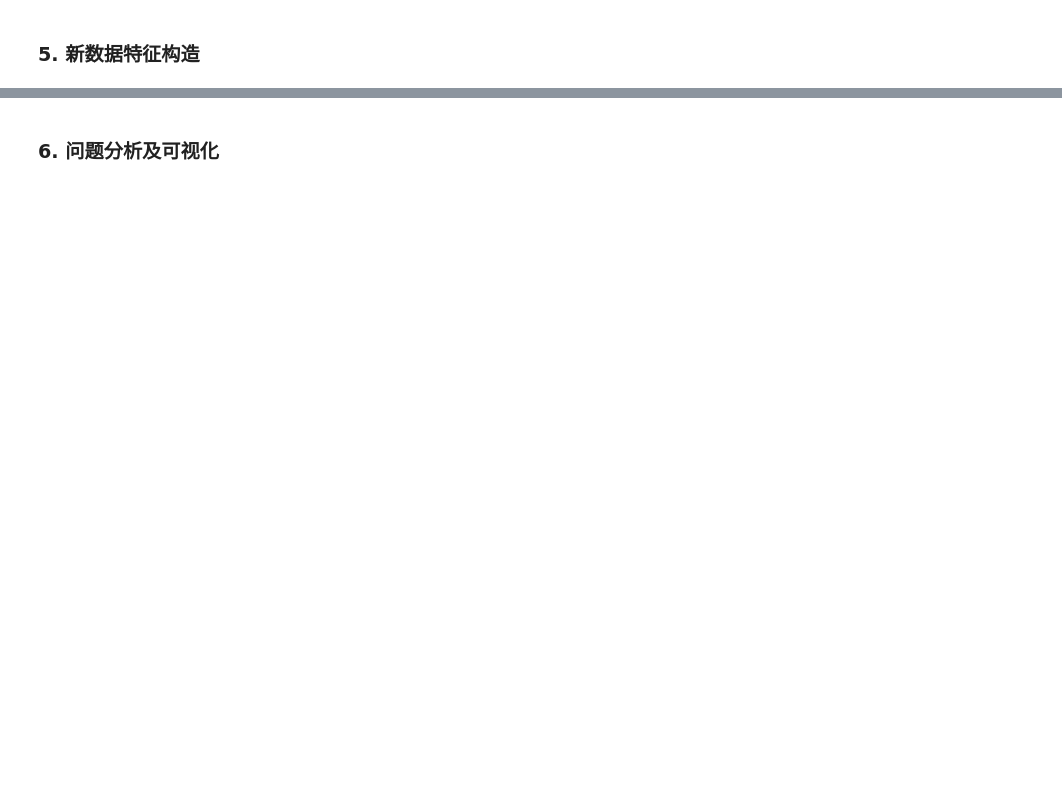
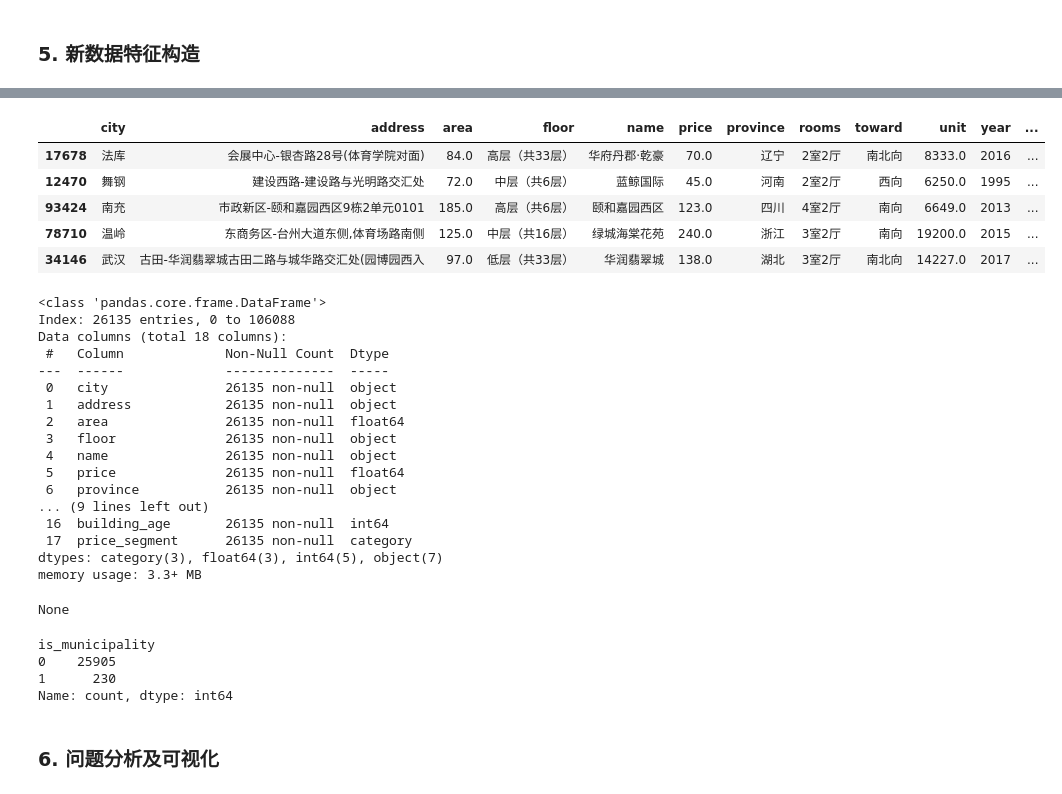
Before and after one commit to zimiao-dev/Python-Data-Analysis-Learning, a Jupyter notebook: 05_project_practice/Real Estate Market Insights and Valuation.ipynb, the cells around one changed output, grey strips where cells are left out. Drawn from its saved outputs; the diff is of its cells as text; code cells hidden in the pictures; blank space fills up the shorter version.

```diff
--- a/05_project_practice/Real Estate Market Insights and Valuation.ipynb
+++ b/05_project_practice/Real Estate Market Insights and Valuation.ipynb
@@ -178,0 +294,7 @@ memory usage: 2.4+ MB
+# %%
+# 卧室数量 bedroom_count
+# display(df['rooms'].str.split('室').str[0].astype(int))
+# df['bedroom_count'] = df['rooms'].str.split('室').str[0].astype(int)
+
+display(df['rooms'].str.extract(r'(\d+)室').astype(int))
+df['bedroom_count'] = df['rooms'].str.extract(r'(\d+)室').astype(int)
@@ -178,0 +315,7 @@ memory usage: 2.4+ MB
+# %%
+# 客厅数量 living_room_count
+# display(df['rooms'].str.split('室').str[1].str.split('厅').str[0].astype(int))
+# df['living_room_count'] = df['rooms'].str.split('室').str[1].str.split('厅').str[0].astype(int)
+
+display(df['rooms'].str.extract(r'(\d+)厅').astype(int))
+df['living_room_count'] = df['rooms'].str.extract(r'(\d+)厅').astype(int)
@@ -178,0 +336,7 @@ memory usage: 2.4+ MB
+# %%
+# 楼龄 building_age
+df['building_age'] = 2026 - df['year']
+# %%
+# 价格分段 price_segment
+display(pd.cut(df['price'], bins=4, labels=['低价', '中价', '高价', '豪华']))
+df['price_segment'] = pd.cut(df['price'], bins=4, labels=['低价', '中价', '高价', '豪华'])
@@ -179,2 +357,35 @@ memory usage: 2.4+ MB
+# %%
+display(df.sample(5))
+display(df.info())
+df['is_municipality'].value_counts()
+# %% [output]
+|  | city | address | area | floor | name | price | province | rooms | toward | unit | year | ... |
+| 17678 | 法库 | 会展中心-银杏路28号(体育学院对面) | 84.0 | 高层（共33层） | 华府丹郡·乾豪 | 70.0 | 辽宁 | 2室2厅 | 南北向 | 8333.0 | 2016 | ... |
+| 12470 | 舞钢 | 建设西路-建设路与光明路交汇处 | 72.0 | 中层（共6层） | 蓝鲸国际 | 45.0 | 河南 | 2室2厅 | 西向 | 6250.0 | 1995 | ... |
+| 93424 | 南充 | 市政新区-颐和嘉园西区9栋2单元0101 | 185.0 | 高层（共6层） | 颐和嘉园西区 | 123.0 | 四川 | 4室2厅 | 南向 | 6649.0 | 2013 | ... |
+| 78710 | 温岭 | 东商务区-台州大道东侧,体育场路南侧 | 125.0 | 中层（共16层） | 绿城海棠花苑 | 240.0 | 浙江 | 3室2厅 | 南向 | 19200.0 | 2015 | ... |
+| 34146 | 武汉 | 古田-华润翡翠城古田二路与城华路交汇处(园博园西入 | 97.0 | 低层（共33层） | 华润翡翠城 | 138.0 | 湖北 | 3室2厅 | 南北向 | 14227.0 | 2017 | ... |
+<class 'pandas.core.frame.DataFrame'>
+Index: 26135 entries, 0 to 106088
+Data columns (total 18 columns):
+ #   Column             Non-Null Count  Dtype
+---  ------             --------------  -----
+ 0   city               26135 non-null  object
+ 1   address            26135 non-null  object
+ 2   area               26135 non-null  float64
+ 3   floor              26135 non-null  object
+ 4   name               26135 non-null  object
+ 5   price              26135 non-null  float64
+ 6   province           26135 non-null  object
+... (9 lines left out)
+ 16  building_age       26135 non-null  int64
+ 17  price_segment      26135 non-null  category
+dtypes: category(3), float64(3), int64(5), object(7)
+memory usage: 3.3+ MB
+None
+is_municipality
+0    25905
+1      230
+Name: count, dtype: int64
 # %% [markdown]
 ### 6. 问题分析及可视化
```
Also changed, not shown: parts of 9 cells of this notebook.
